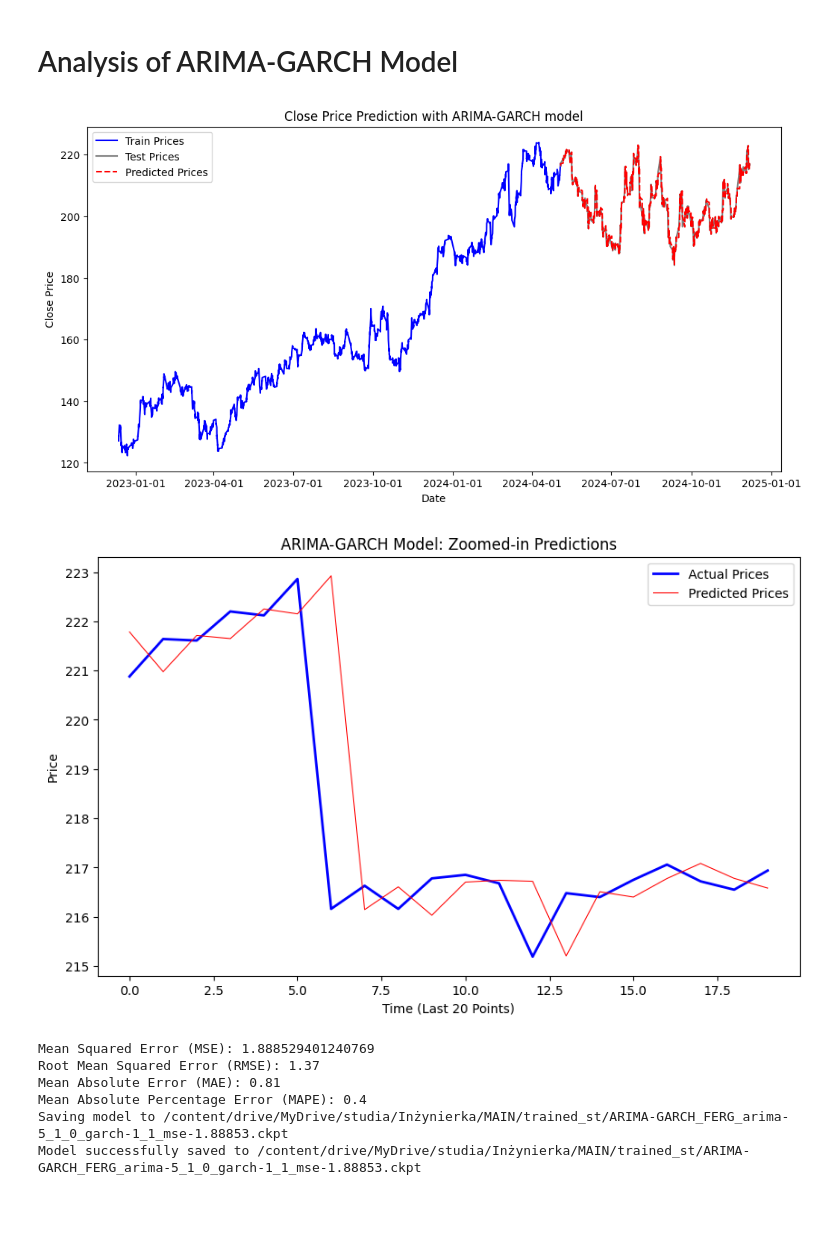
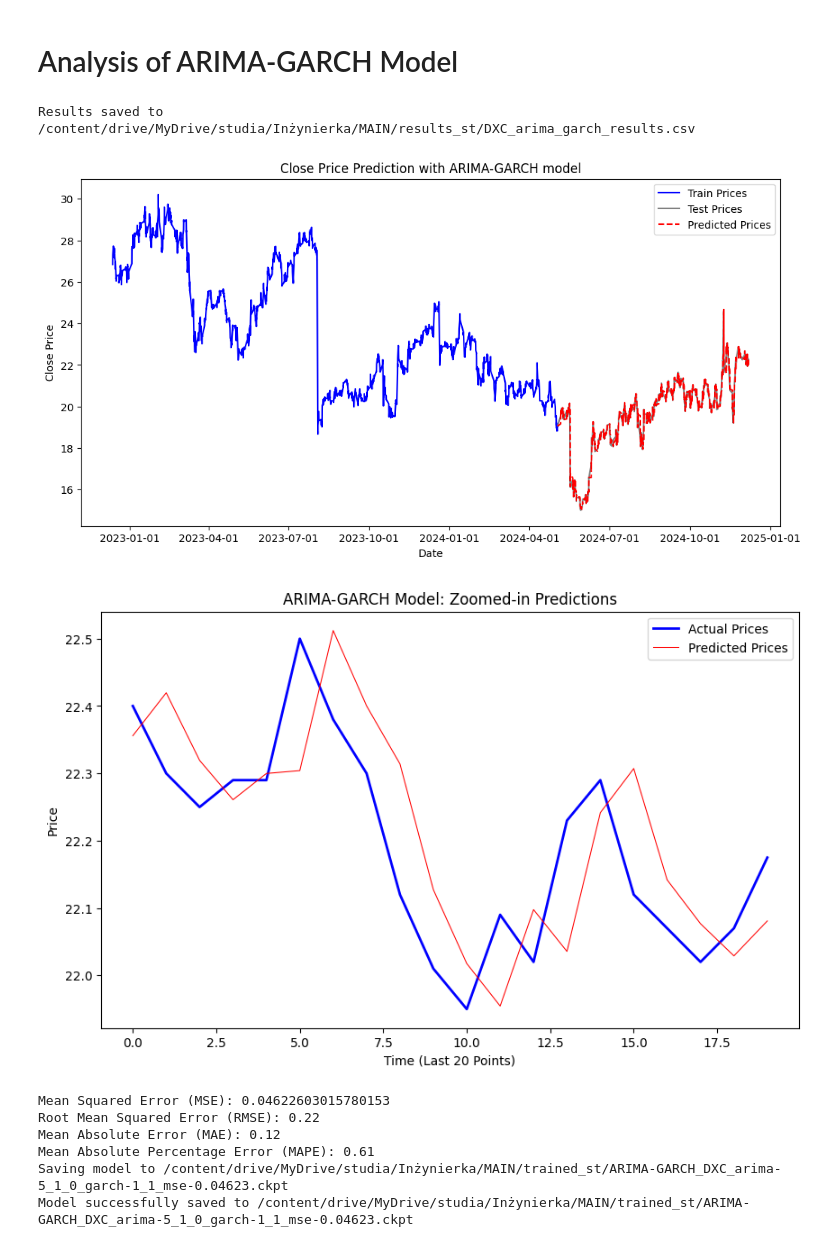
Before and after one commit to Jaqb-Janicqi/stock_price_prediction, a Jupyter notebook: analysis/ARIMA_GARCH.ipynb, the cells around one changed output. Saved outputs shown, nothing was run; the diff lists cells and outputs as text; code cells hidden in the pictures; blank space fills up the shorter version.

```diff
--- a/analysis/ARIMA_GARCH.ipynb
+++ b/analysis/ARIMA_GARCH.ipynb
@@ -146,6 +144,18 @@ for t in range(len(test_prices)):
 # Convert predictions to a pandas Series
 combined_predictions = pd.Series(combined_predictions, index=test_prices.index)
 
+# Save results to the file
+results = pd.DataFrame({
+            'Actual': test_prices['Close'].values,
+            'Predicted': combined_predictions.values
+        }, index=test_prices.index)
+
+results_directory = '/content/drive/MyDrive/studia/Inżynierka/MAIN/results_st/'
+
+results_file = os.path.join(results_directory, f'{ticker}_arima_garch_results.csv')
+results.to_csv(results_file, index_label='Datetime')
+print(f'Results saved to {results_file}')
+
 # Plot the trained, tested, and predicted prices
 plt.figure(figsize=(12, 6))
 plt.plot(train_prices.index, train_prices['Close'], label='Train Prices', color="blue")
@@ -171,38 +181,40 @@ plt.plot(np.arange(zoom_range), combined_predictions[-zoom_range:].values, 'r',
 plt.title("ARIMA-GARCH Model: Zoomed-in Predictions")
 plt.xlabel('Time (Last 20 Points)')
 plt.ylabel('Price')
 plt.legend()
 plt.show()
 
 # Performance metrics
 mse = mean_squared_error(test_prices['Close'], combined_predictions)
 rmse = round(np.sqrt(mse), 2)
 mae = round(mean_absolute_error(test_prices['Close'], combined_predictions), 2)
 mape = round(np.mean(np.abs((test_prices['Close'] - combined_predictions) / test_prices['Close'])) * 100, 2)
 
 print('Mean Squared Error (MSE):', mse)
 print('Root Mean Squared Error (RMSE):', rmse)
 print('Mean Absolute Error (MAE):', mae)
 print('Mean Absolute Percentage Error (MAPE):', mape)
 
+
 # Save model to the file
 output = '/content/drive/MyDrive/studia/Inżynierka/MAIN/trained_st/'
 
 filename = os.path.join(
             output,
             f'ARIMA-GARCH_{ticker}_arima-5_1_0_garch-1_1_mse-{mse:.5f}.ckpt')
 
 print(f'Saving model to {filename}')
 
 with open(filename, 'wb') as file:
     pickle.dump(garch_fit, file)
 print(f"Model successfully saved to {filename}")
 # %% [output]
+Results saved to /content/drive/MyDrive/studia/Inżynierka/MAIN/results_st/DXC_arima_garch_results.csv
-[figure, old version]
+[figure, new version]
-[figure, old version]
+[figure, new version]
-Mean Squared Error (MSE): 1.888529401240769
-Root Mean Squared Error (RMSE): 1.37
-Mean Absolute Error (MAE): 0.81
-Mean Absolute Percentage Error (MAPE): 0.4
-Saving model to /content/drive/MyDrive/studia/Inżynierka/MAIN/trained_st/ARIMA-GARCH_FERG_arima-5_1_0_garch-1_1_mse-1.88853.ckpt
-Model successfully saved to /content/drive/MyDrive/studia/Inżynierka/MAIN/trained_st/ARIMA-GARCH_FERG_arima-5_1_0_garch-1_1_mse-1.88853.ckpt
+Mean Squared Error (MSE): 0.04622603015780153
+Root Mean Squared Error (RMSE): 0.22
+Mean Absolute Error (MAE): 0.12
+Mean Absolute Percentage Error (MAPE): 0.61
+Saving model to /content/drive/MyDrive/studia/Inżynierka/MAIN/trained_st/ARIMA-GARCH_DXC_arima-5_1_0_garch-1_1_mse-0.04623.ckpt
+Model successfully saved to /content/drive/MyDrive/studia/Inżynierka/MAIN/trained_st/ARIMA-GARCH_DXC_arima-5_1_0_garch-1_1_mse-0.04623.ckpt
```
Also changed, not shown: parts of 5 cells of this notebook, 3 other files.
